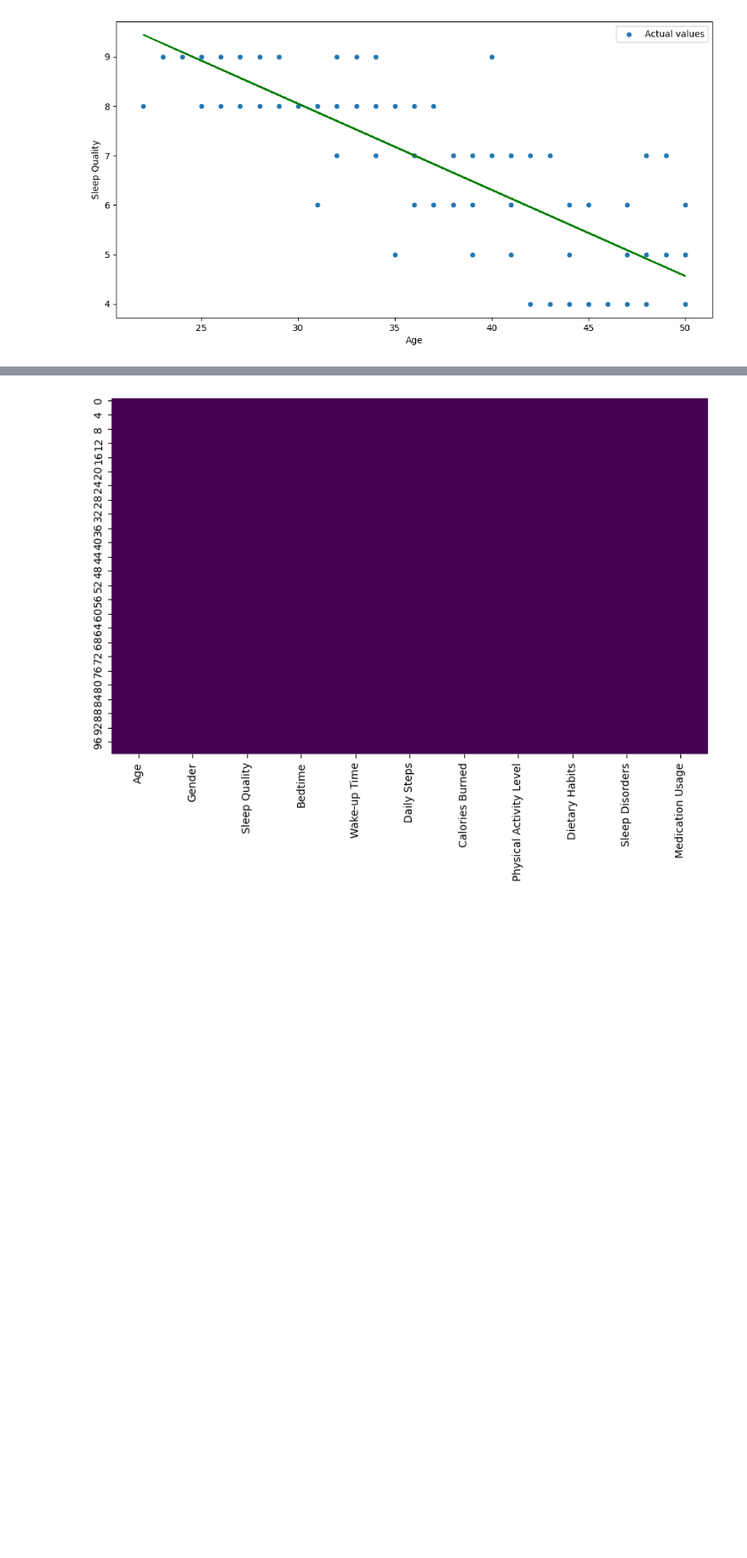
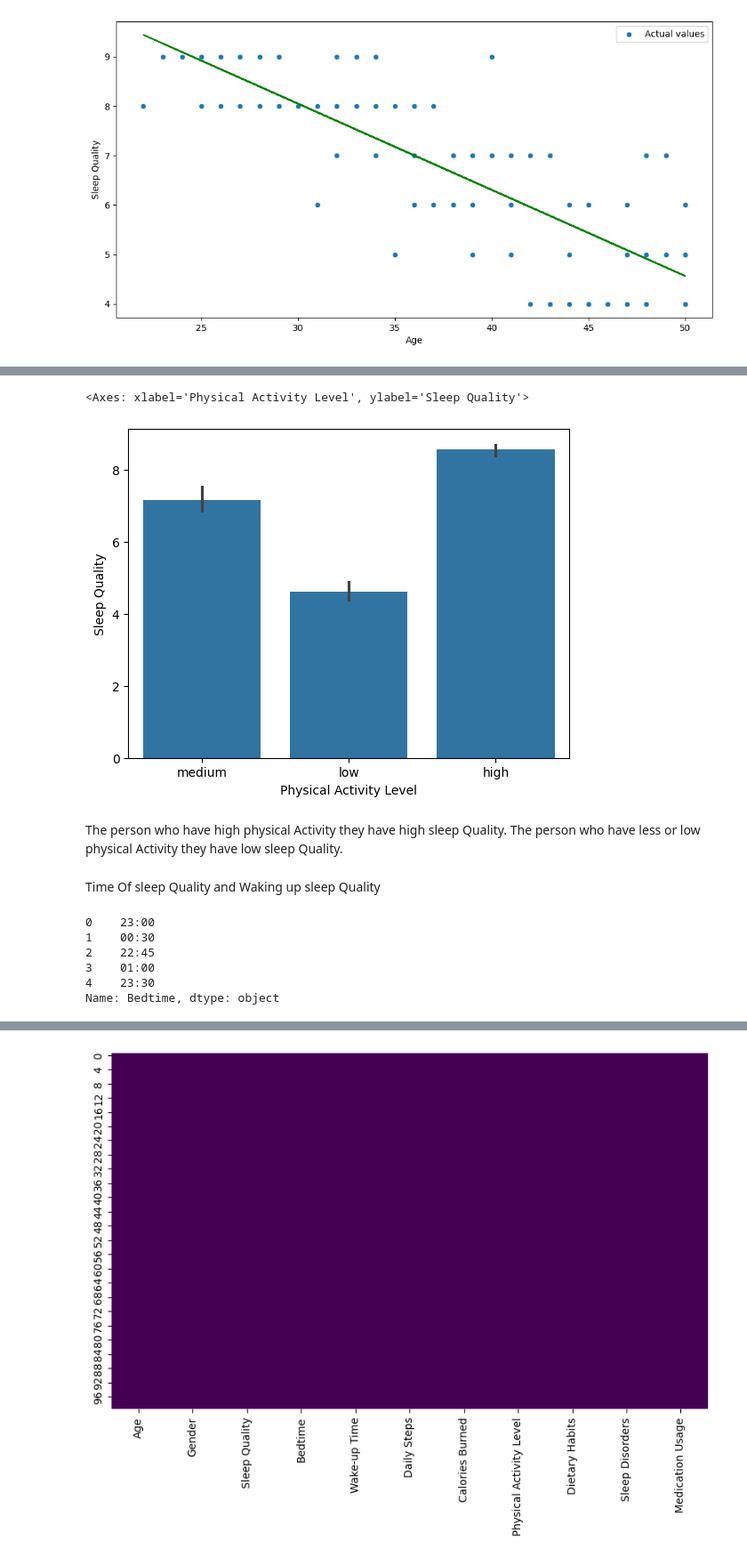
Before and after one commit to Laxman2024/Health-and-sleep-statistics, a Jupyter notebook: sleep.ipynb, the cells around one changed output, grey strips where cells are left out. Shown at 89% size. Cells and saved outputs as stored; diff of their text form; code cells hidden in the pictures; blank space fills up the shorter version.

```diff
--- a/sleep.ipynb
+++ b/sleep.ipynb
@@ -203,0 +240,18 @@ plt.show()
+# %%
+sns.barplot(x='Physical Activity Level', y= 'Sleep Quality', data= data)
+# %% [output]
+<Axes: xlabel='Physical Activity Level', ylabel='Sleep Quality'>
+[figure, added]
+# %% [markdown]
+The person who have high physical Activity they have high sleep Quality. The person who have less or low physical Activity they have low sleep Quality.
+# %% [markdown]
+Time Of sleep Quality and Waking up sleep Quality
+# %%
+data['Bedtime'].head()
+# %% [output]
+0    23:00
+1    00:30
+2    22:45
+3    01:00
+4    23:30
+Name: Bedtime, dtype: object
```
Also changed, not shown: parts of 13 cells of this notebook.
